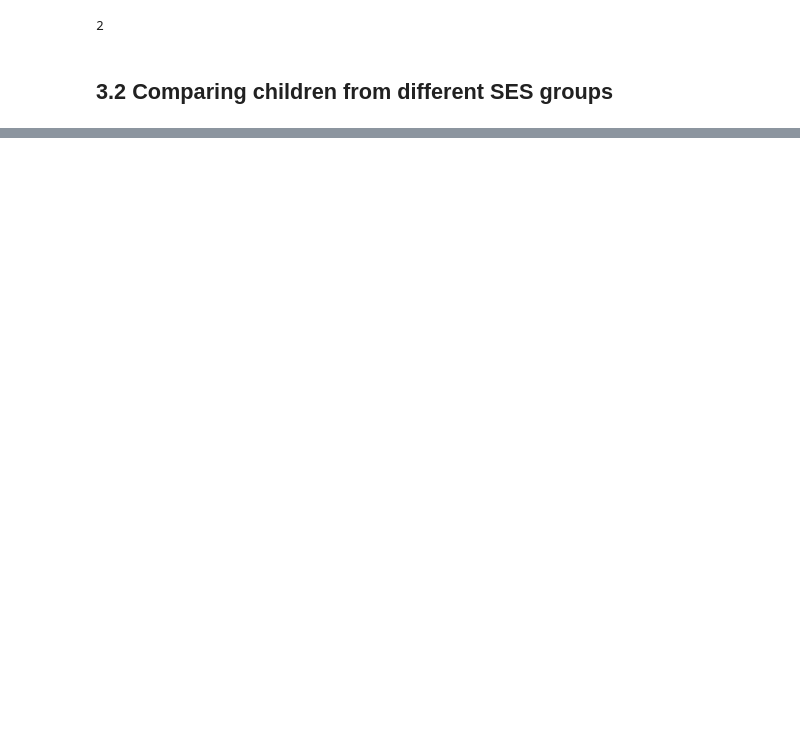
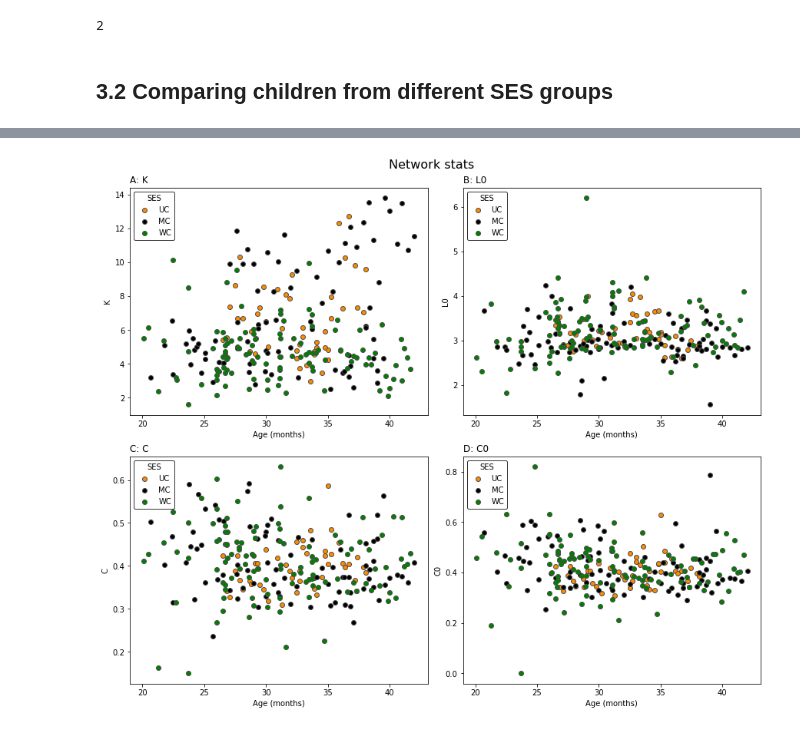
Before and after one commit to Data-Science-for-Linguists-2022/Child-Vocab-Development, a Jupyter notebook: code/vocabulary_analysis.ipynb, the cells around one changed output, grey strips where cells are left out. Saved outputs shown, nothing was run; the diff lists cells and outputs as text; code cells hidden in the pictures; blank space fills up the shorter version.

```diff
--- a/code/vocabulary_analysis.ipynb
+++ b/code/vocabulary_analysis.ipynb
@@ -349,0 +409,13 @@ nx.number_connected_components(g)
+# %%
+results = data_idx.loc[f.index]
+nets = [make_network(readers[i], pos='n', E=0.19) for i in range(len(f.index))]
+results['net'] = nets
+# %%
+net_stats = pd.DataFrame()
+for net in tqdm(results.net):
+        df = pd.DataFrame(get_net_stats(net), index=[0])
+        net_stats = net_stats.append(df)
+net_stats.reset_index(inplace=True, drop=True)
+# %%
+results.reset_index(inplace=True, drop=True)
+results = pd.concat([results,net_stats], axis=1)
@@ -349,0 +432,32 @@ nx.number_connected_components(g)
+# %%
+ses_list = ['UC', 'MC', 'WC']
+
+# Create a figure with 4 axes (i.e. 4 subplots)
+fig, ax = plt.subplot_mosaic([['K', 'L0'],
+                              ['C','C0']],
+                              figsize=(12,10), facecolor='w',
+                              constrained_layout=True)
+cmap = {'UC':'darkorange', 'MC':'k', 'WC':'g'}  # color map
+subplot_dict = {'A':'K', 'B':'L0', 'C':'C', 'D':'C0'}
+n_thres = 20
+
+# Plot 4 subplots for each SES group
+for s in ses_list:
+    filters = results[(results.ses==s) &
+                      (results.n_nodes>=n_thres)].index
+    for v in subplot_dict.values():
+        ax[v].scatter(results.age_m[filters], results[v][filters],
+                      facecolors=cmap[s], edgecolors='.3')
+
+# Set axis labels, subplot titles and legends
+for k,v in subplot_dict.items():
+    ax[v].set_xlabel('Age (months)')
+    ax[v].set_ylabel(v)
+    ax[v].set_title('{}: {}'.format(k,v), loc = 'left')
+    ax[v].legend(ses_list, title='SES', edgecolor='k', loc='upper left')
+
+# Set figure title
+fig.suptitle('Network stats',fontsize=16)
+plt.show()
+# %% [output]
+[figure, added]
```
Also changed, not shown: parts of 17 cells of this notebook.
